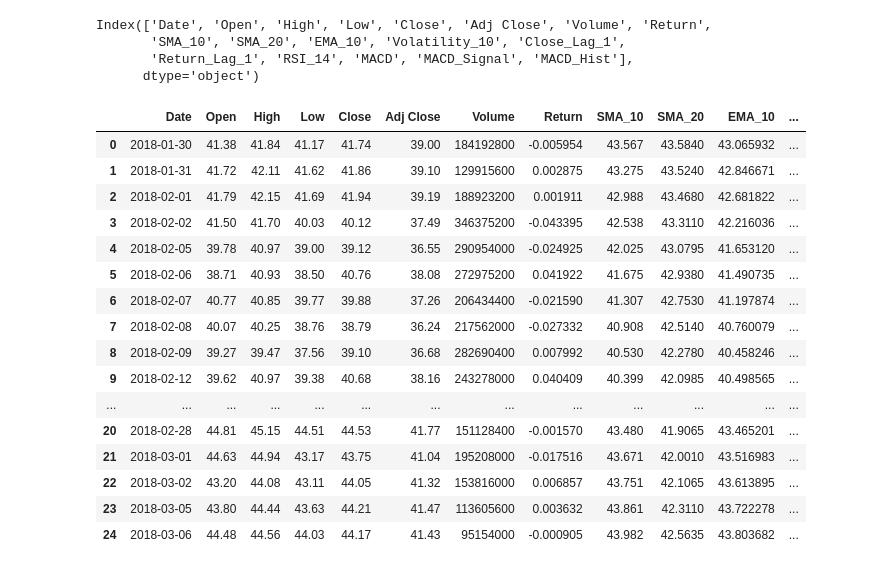
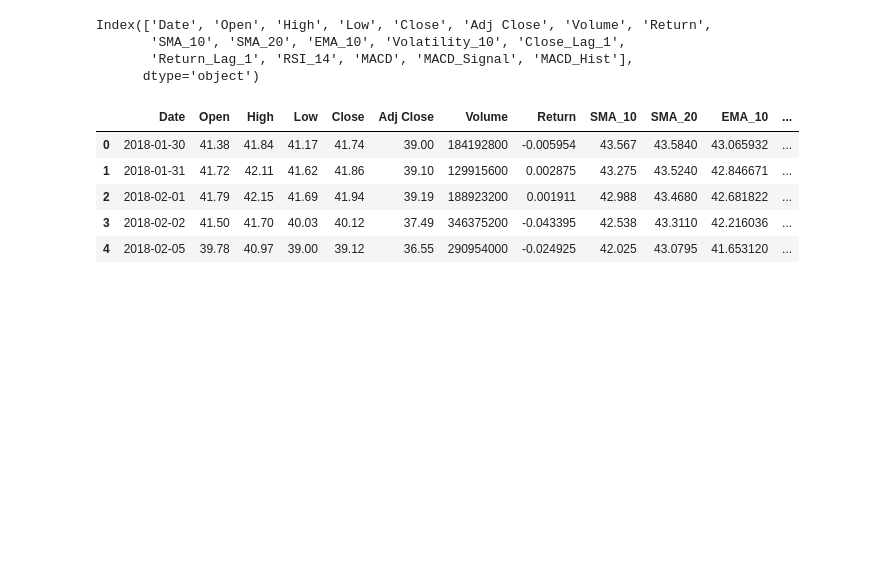
Before and after one commit to ClaraNguyen9130/AI-Powered-Stock-Market-Prediction, a Jupyter notebook: COMP8851_Major Project.ipynb, the cells around one changed output. Cells and saved outputs as stored; diff of their text form; code cells hidden in the pictures; blank space fills up the shorter version.

```diff
--- a/COMP8851_Major Project.ipynb
+++ b/COMP8851_Major Project.ipynb
@@ -469,22 +467,11 @@ Index(['Date', 'Open', 'High', 'Low', 'Close', 'Adj Close', 'Volume', 'Return',
        'Return_Lag_1', 'RSI_14', 'MACD', 'MACD_Signal', 'MACD_Hist'],
       dtype='object')
 # %%
-stocks["AAPL"].head(25)
+stocks["AAPL"].head(5)
 # %% [output]
 |  | Date | Open | High | Low | Close | Adj Close | Volume | Return | SMA_10 | SMA_20 | EMA_10 | ... |
 | 0 | 2018-01-30 | 41.38 | 41.84 | 41.17 | 41.74 | 39.00 | 184192800 | -0.005954 | 43.567 | 43.5840 | 43.065932 | ... |
 | 1 | 2018-01-31 | 41.72 | 42.11 | 41.62 | 41.86 | 39.10 | 129915600 | 0.002875 | 43.275 | 43.5240 | 42.846671 | ... |
 | 2 | 2018-02-01 | 41.79 | 42.15 | 41.69 | 41.94 | 39.19 | 188923200 | 0.001911 | 42.988 | 43.4680 | 42.681822 | ... |
 | 3 | 2018-02-02 | 41.50 | 41.70 | 40.03 | 40.12 | 37.49 | 346375200 | -0.043395 | 42.538 | 43.3110 | 42.216036 | ... |
 | 4 | 2018-02-05 | 39.78 | 40.97 | 39.00 | 39.12 | 36.55 | 290954000 | -0.024925 | 42.025 | 43.0795 | 41.653120 | ... |
-| 5 | 2018-02-06 | 38.71 | 40.93 | 38.50 | 40.76 | 38.08 | 272975200 | 0.041922 | 41.675 | 42.9380 | 41.490735 | ... |
-| 6 | 2018-02-07 | 40.77 | 40.85 | 39.77 | 39.88 | 37.26 | 206434400 | -0.021590 | 41.307 | 42.7530 | 41.197874 | ... |
-| 7 | 2018-02-08 | 40.07 | 40.25 | 38.76 | 38.79 | 36.24 | 217562000 | -0.027332 | 40.908 | 42.5140 | 40.760079 | ... |
-| 8 | 2018-02-09 | 39.27 | 39.47 | 37.56 | 39.10 | 36.68 | 282690400 | 0.007992 | 40.530 | 42.2780 | 40.458246 | ... |
-| 9 | 2018-02-12 | 39.62 | 40.97 | 39.38 | 40.68 | 38.16 | 243278000 | 0.040409 | 40.399 | 42.0985 | 40.498565 | ... |
-| ... | ... | ... | ... | ... | ... | ... | ... | ... | ... | ... | ... | ... |
-| 20 | 2018-02-28 | 44.81 | 45.15 | 44.51 | 44.53 | 41.77 | 151128400 | -0.001570 | 43.480 | 41.9065 | 43.465201 | ... |
-| 21 | 2018-03-01 | 44.63 | 44.94 | 43.17 | 43.75 | 41.04 | 195208000 | -0.017516 | 43.671 | 42.0010 | 43.516983 | ... |
-| 22 | 2018-03-02 | 43.20 | 44.08 | 43.11 | 44.05 | 41.32 | 153816000 | 0.006857 | 43.751 | 42.1065 | 43.613895 | ... |
-| 23 | 2018-03-05 | 43.80 | 44.44 | 43.63 | 44.21 | 41.47 | 113605600 | 0.003632 | 43.861 | 42.3110 | 43.722278 | ... |
-| 24 | 2018-03-06 | 44.48 | 44.56 | 44.03 | 44.17 | 41.43 | 95154000 | -0.000905 | 43.982 | 42.5635 | 43.803682 | ... |
```
Also changed, not shown: parts of 2 cells of this notebook.
